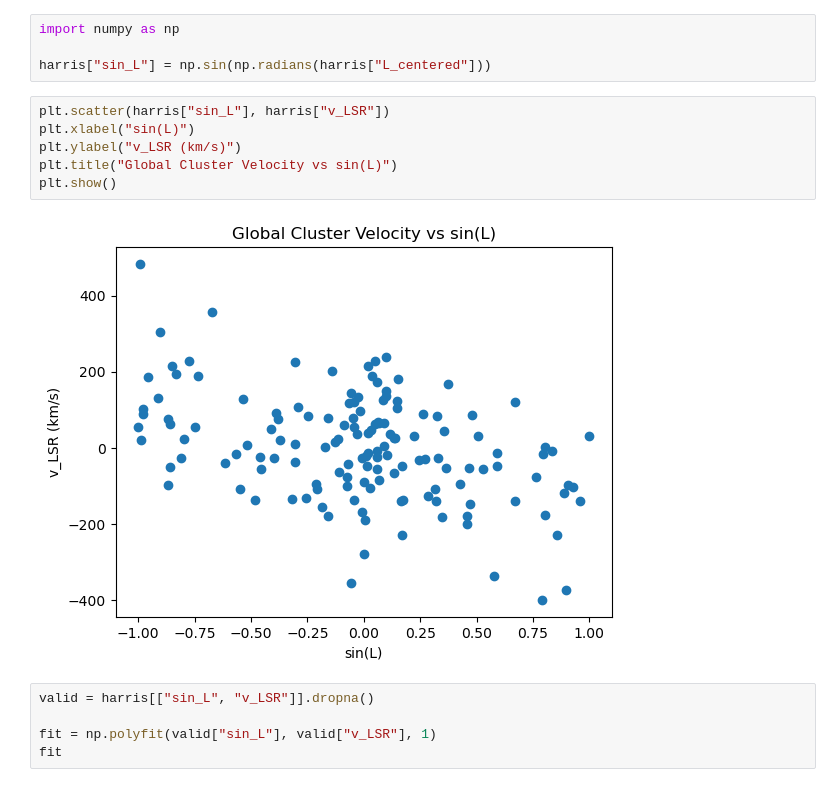
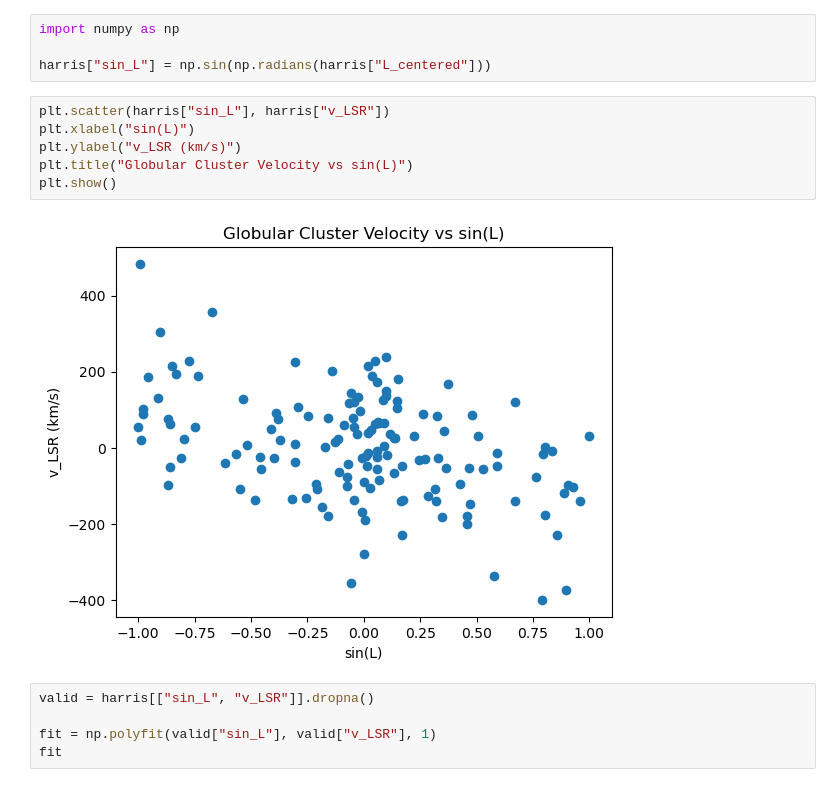
Before and after one commit to JIAQIZHANG721/PHYS3116_Accretion_Detectives, a Jupyter notebook: Jiaqi_analysis.ipynb, the cells around one changed output. Saved outputs shown, nothing was run; the diff lists cells and outputs as text.

```diff
--- a/Jiaqi_analysis.ipynb
+++ b/Jiaqi_analysis.ipynb
@@ -161,11 +161,11 @@ harris["sin_L"] = np.sin(np.radians(harris["L_centered"]))
 # %%
 plt.scatter(harris["sin_L"], harris["v_LSR"])
 plt.xlabel("sin(L)")
 plt.ylabel("v_LSR (km/s)")
-plt.title("Global Cluster Velocity vs sin(L)")
+plt.title("Globular Cluster Velocity vs sin(L)")
 plt.show()
 # %% [output]
-[figure, old version]
+[figure, new version]
 # %%
 valid = harris[["sin_L", "v_LSR"]].dropna()
 
```
Also changed, not shown: parts of 6 cells of this notebook, 1 other file.
